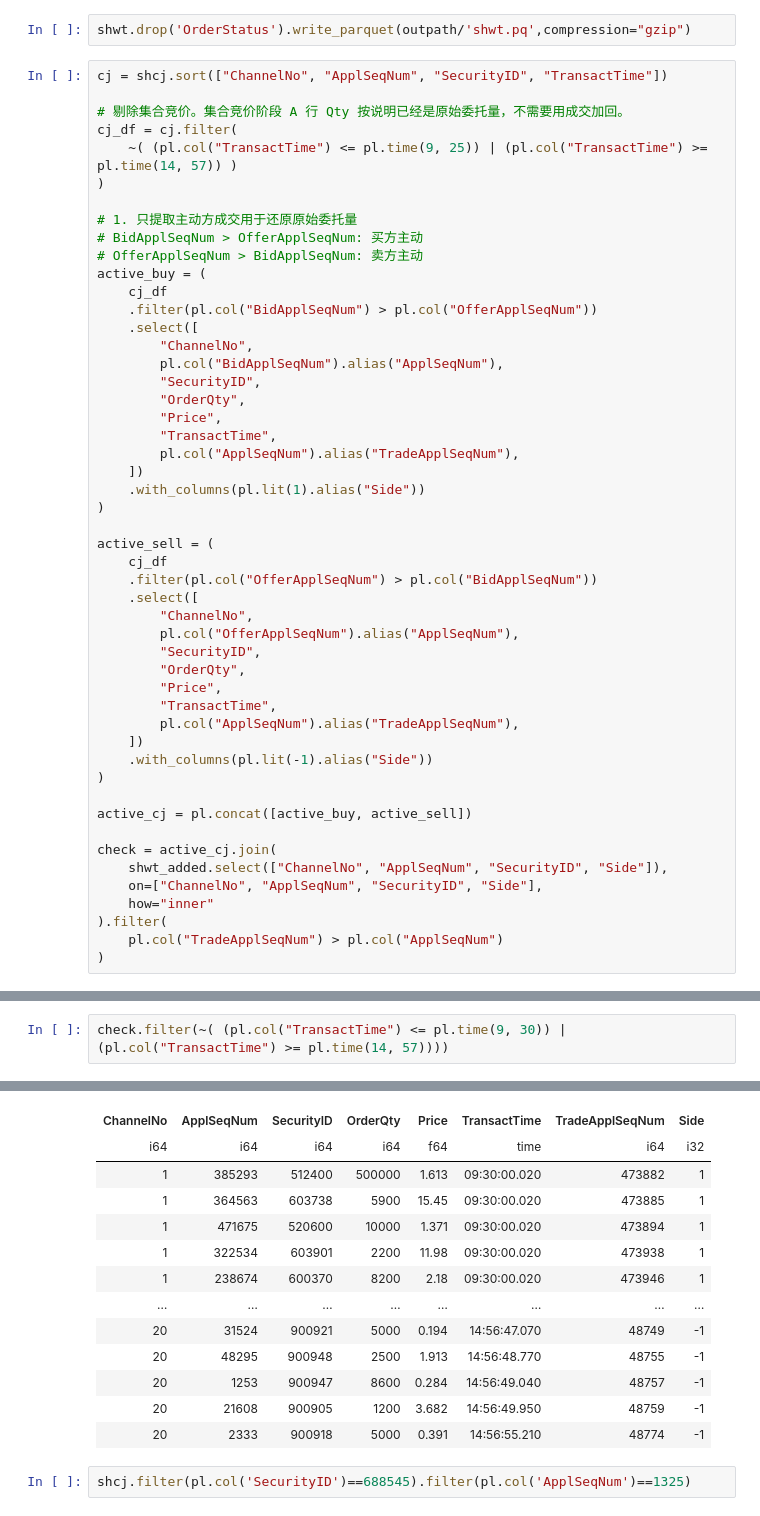
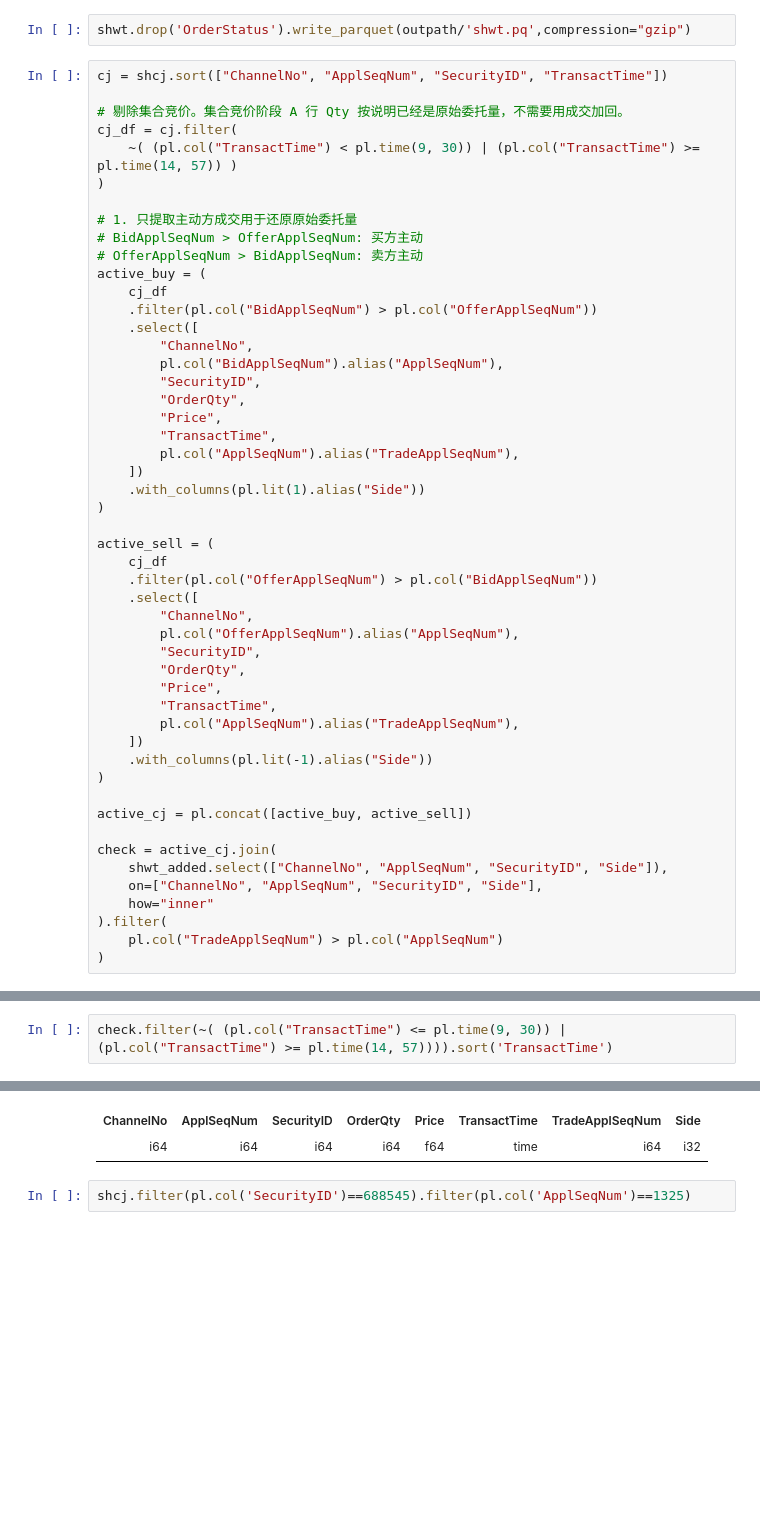
Before and after one commit to Xujy424/research2workflow, a Jupyter notebook: v2/dataloader/preproces_l2data.ipynb, the cells around one changed output, grey strips where cells are left out. Drawn from its saved outputs; the diff is of its cells as text; blank space fills up the shorter version.

```diff
--- a/v2/dataloader/preproces_l2data.ipynb
+++ b/v2/dataloader/preproces_l2data.ipynb
@@ -428,7 +428,7 @@ cj = shcj.sort(["ChannelNo", "ApplSeqNum", "SecurityID", "TransactTime"])
 
 # 剔除集合竞价。集合竞价阶段 A 行 Qty 按说明已经是原始委托量，不需要用成交加回。
 cj_df = cj.filter(
-    ~( (pl.col("TransactTime") <= pl.time(9, 25)) | (pl.col("TransactTime") >= pl.time(14, 57)) )
+    ~( (pl.col("TransactTime") < pl.time(9, 30)) | (pl.col("TransactTime") >= pl.time(14, 57)) )
 )
 
 # 1. 只提取主动方成交用于还原原始委托量
@@ -476,3 +493,3 @@ check = active_cj.join(
 # %%
-check.filter(~( (pl.col("TransactTime") <= pl.time(9, 30)) | (pl.col("TransactTime") >= pl.time(14, 57))))
+check.filter(~( (pl.col("TransactTime") <= pl.time(9, 30)) | (pl.col("TransactTime") >= pl.time(14, 57)))).sort('TransactTime')
 # %% [output]
@@ -480,16 +497,5 @@ shape: (36_579_362, 8)
 | ChannelNo | ApplSeqNum | SecurityID | OrderQty | Price | TransactTime | TradeApplSeqNum | Side |
 | i64 | i64 | i64 | i64 | f64 | time | i64 | i32 |
-| 1 | 385293 | 512400 | 500000 | 1.613 | 09:30:00.020 | 473882 | 1 |
-| 1 | 364563 | 603738 | 5900 | 15.45 | 09:30:00.020 | 473885 | 1 |
-| 1 | 471675 | 520600 | 10000 | 1.371 | 09:30:00.020 | 473894 | 1 |
-| 1 | 322534 | 603901 | 2200 | 11.98 | 09:30:00.020 | 473938 | 1 |
-| 1 | 238674 | 600370 | 8200 | 2.18 | 09:30:00.020 | 473946 | 1 |
-| … | … | … | … | … | … | … | … |
-| 20 | 31524 | 900921 | 5000 | 0.194 | 14:56:47.070 | 48749 | -1 |
-| 20 | 48295 | 900948 | 2500 | 1.913 | 14:56:48.770 | 48755 | -1 |
-| 20 | 1253 | 900947 | 8600 | 0.284 | 14:56:49.040 | 48757 | -1 |
-| 20 | 21608 | 900905 | 1200 | 3.682 | 14:56:49.950 | 48759 | -1 |
-| 20 | 2333 | 900918 | 5000 | 0.391 | 14:56:55.210 | 48774 | -1 |
 # %%
 shcj.filter(pl.col('SecurityID')==688545).filter(pl.col('ApplSeqNum')==1325)
 # %% [output]
```
Also changed, not shown: parts of 3 cells of this notebook.
